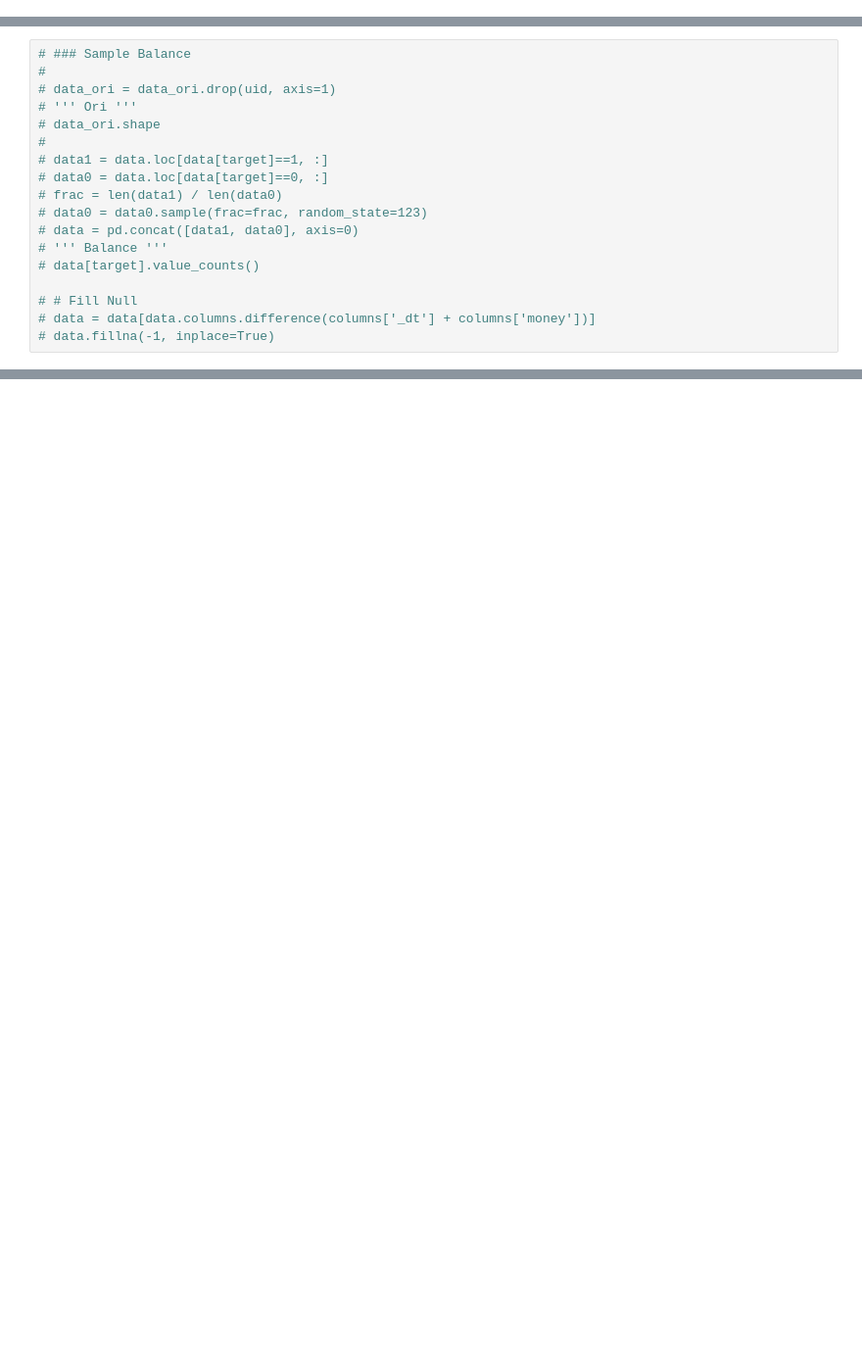
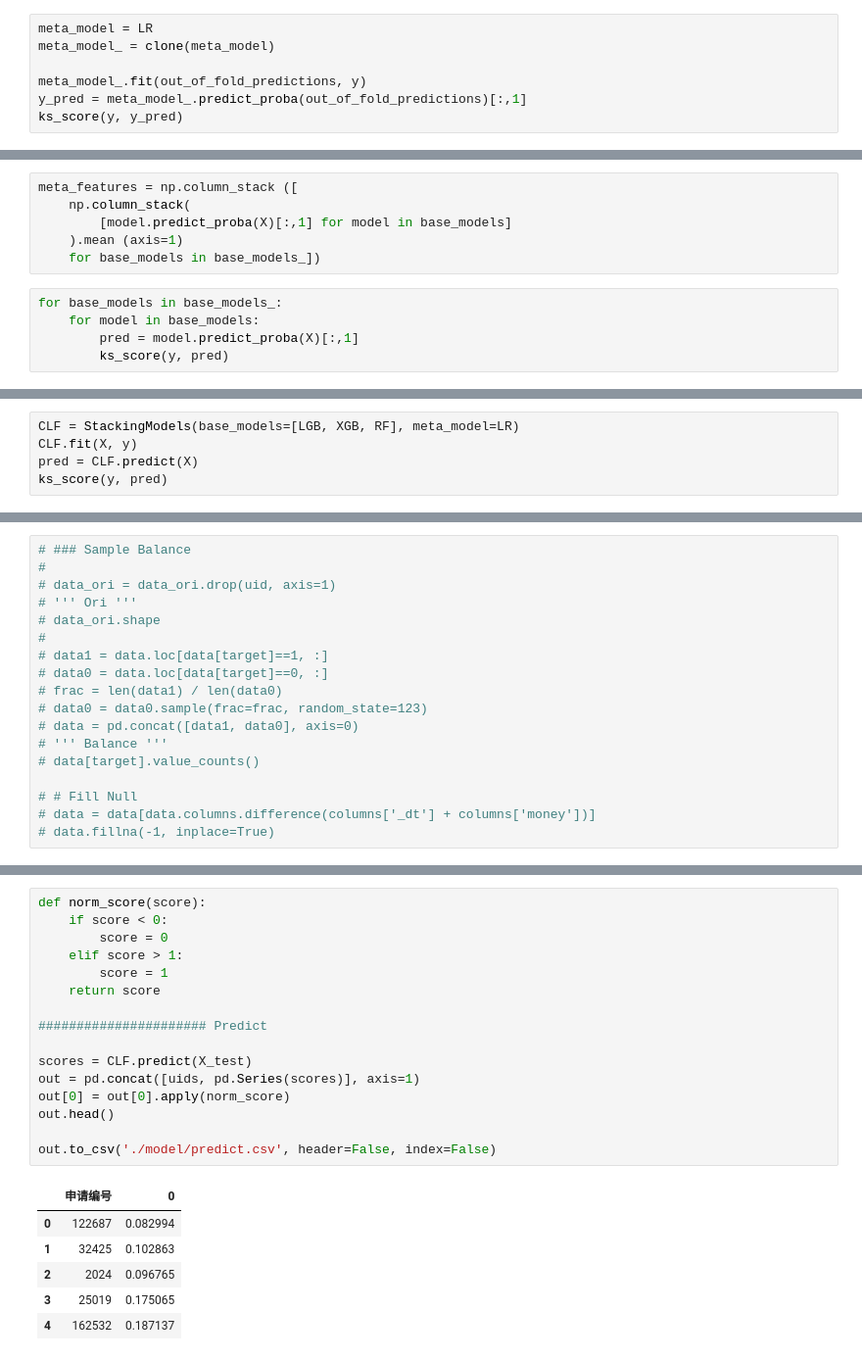
Before and after one commit to boyang-li/the-mission-cup, a Jupyter notebook: 2_modeling.ipynb, the cells around one changed output, grey strips where cells are left out. Shown: that part at 98% size. Drawn from its saved outputs; the diff is of its cells as text; blank space fills up the shorter version.

Commit message:
kfold + stacking

```diff
--- a/2_modeling.ipynb
+++ b/2_modeling.ipynb
@@ -112,0 +312,7 @@ X_test.shape
+# %%
+meta_model = LR
+meta_model_ = clone(meta_model)
+
+meta_model_.fit(out_of_fold_predictions, y)
+y_pred = meta_model_.predict_proba(out_of_fold_predictions)[:,1]
+ks_score(y, y_pred)
@@ -112,0 +325,11 @@ X_test.shape
+# %%
+meta_features = np.column_stack ([
+    np.column_stack(
+        [model.predict_proba(X)[:,1] for model in base_models]
+    ).mean (axis=1)
+    for base_models in base_models_])
+# %%
+for base_models in base_models_:
+    for model in base_models:
+        pred = model.predict_proba(X)[:,1]
+        ks_score(y, pred)
@@ -112,0 +387,5 @@ X_test.shape
+# %%
+CLF = StackingModels(base_models=[LGB, XGB, RF], meta_model=LR)
+CLF.fit(X, y)
+pred = CLF.predict(X)
+ks_score(y, pred)
@@ -177,0 +586,23 @@ Test KS: 0.3083
+# %%
+def norm_score(score):
+    if score < 0:
+        score = 0
+    elif score > 1:
+        score = 1
+    return score
+
+###################### Predict
+
+scores = CLF.predict(X_test)
+out = pd.concat([uids, pd.Series(scores)], axis=1)
+out[0] = out[0].apply(norm_score)
+out.head()
+
+out.to_csv('./model/predict.csv', header=False, index=False)
+# %% [output]
+|  | 申请编号 | 0 |
+| 0 | 122687 | 0.082994 |
+| 1 | 32425 | 0.102863 |
+| 2 | 2024 | 0.096765 |
+| 3 | 25019 | 0.175065 |
+| 4 | 162532 | 0.187137 |
```
Also changed, not shown: parts of 21 cells of this notebook, 1 other file.
